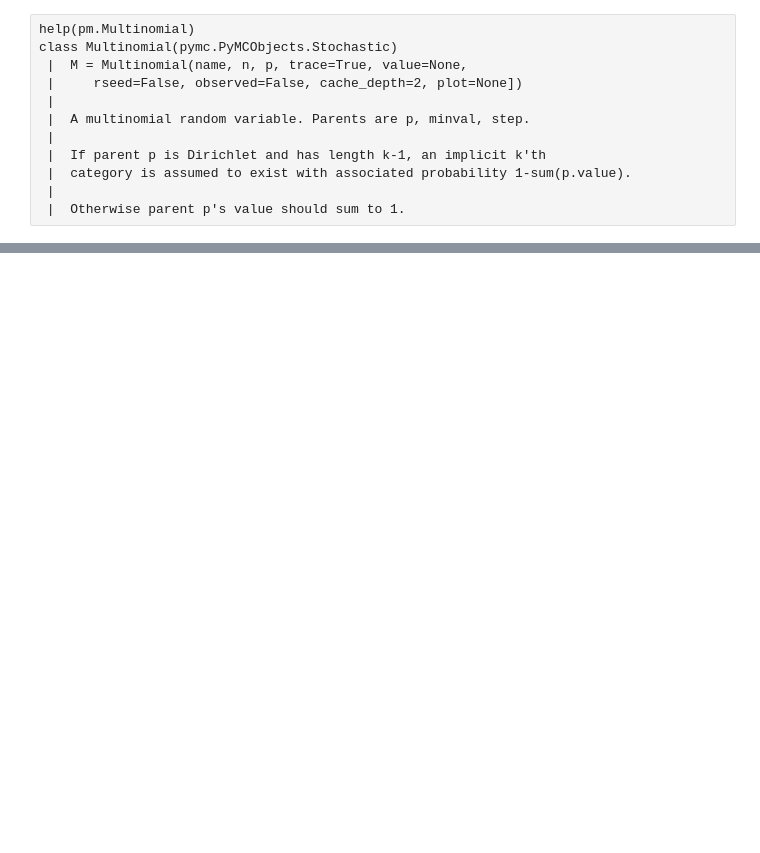
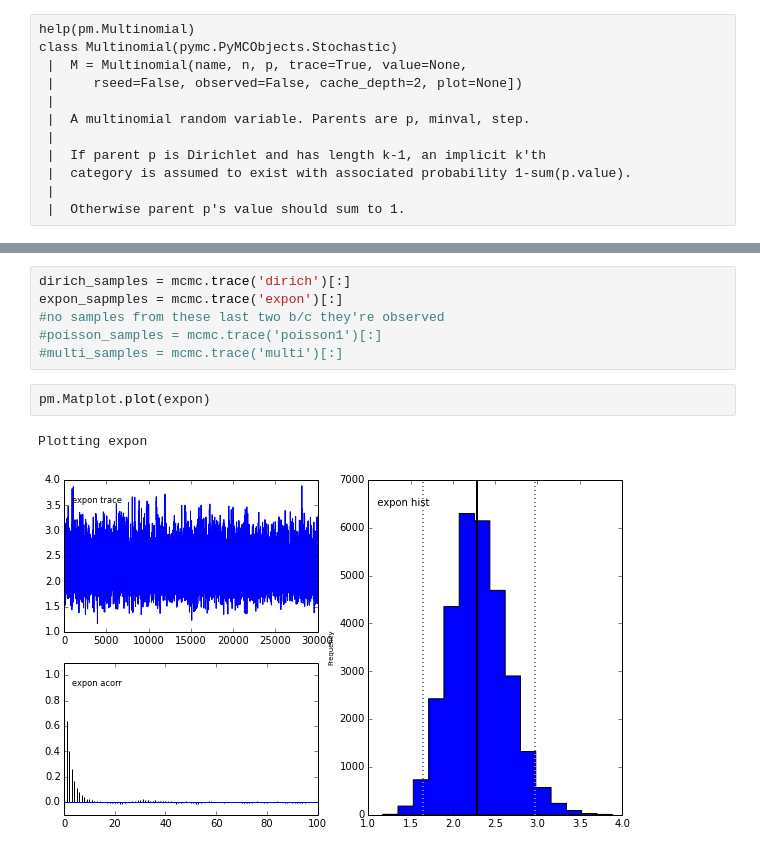
Before and after one commit to nikisix/kcData, a Jupyter notebook: 311/distributions.ipynb, the cells around one changed output, grey strips where cells are left out. Drawn from its saved outputs; the diff is of its cells as text; blank space fills up the shorter version.

```diff
--- a/311/distributions.ipynb
+++ b/311/distributions.ipynb
@@ -261,0 +245,11 @@ dirich_samples = mcmc.trace('dirich')[:]
+# %%
+dirich_samples = mcmc.trace('dirich')[:]
+expon_sapmples = mcmc.trace('expon')[:]
+#no samples from these last two b/c they're observed
+#poisson_samples = mcmc.trace('poisson1')[:]
+#multi_samples = mcmc.trace('multi')[:]
+# %%
+pm.Matplot.plot(expon)
+# %% [output]
+Plotting expon
+[figure, added]
```
Also changed, not shown: parts of 17 cells of this notebook.
